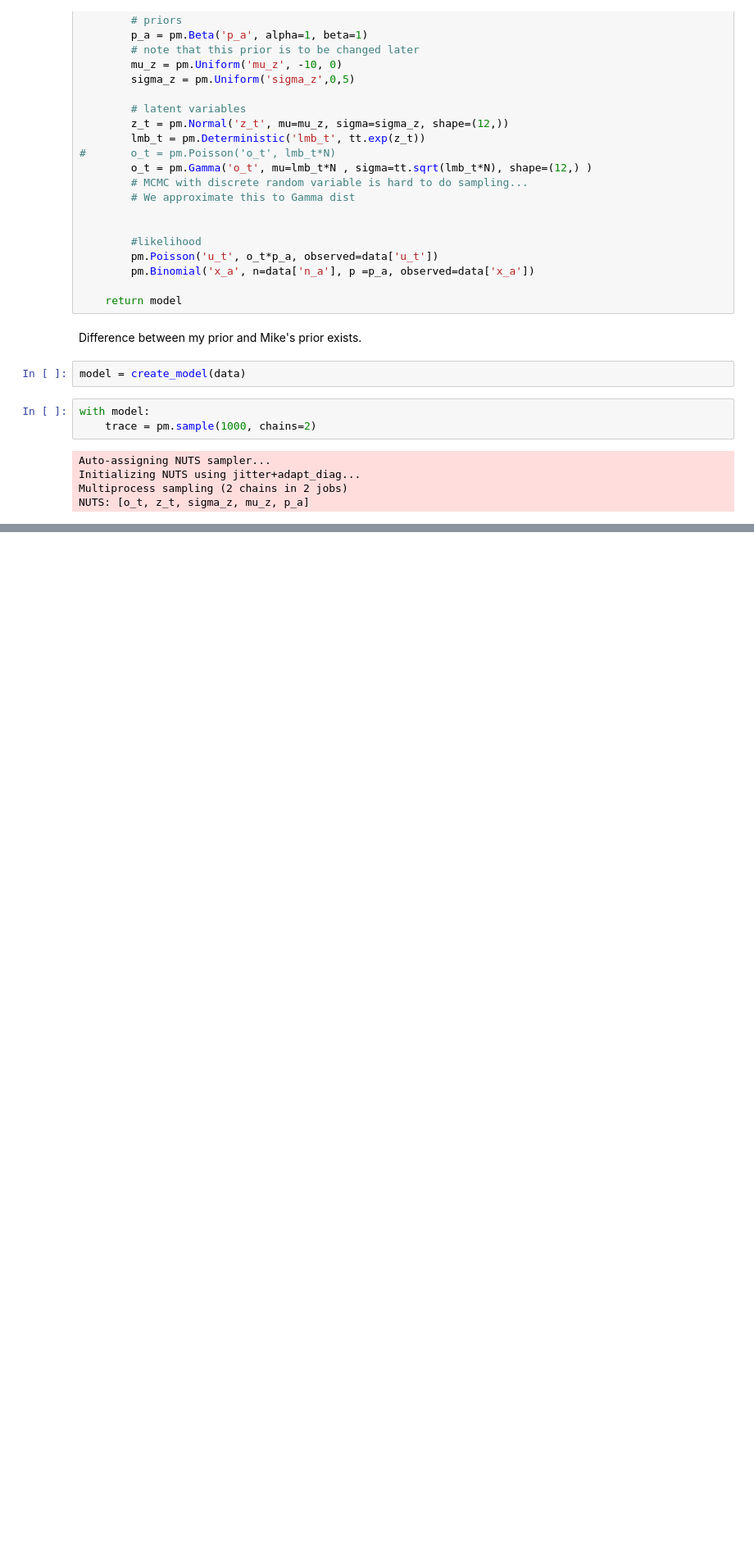
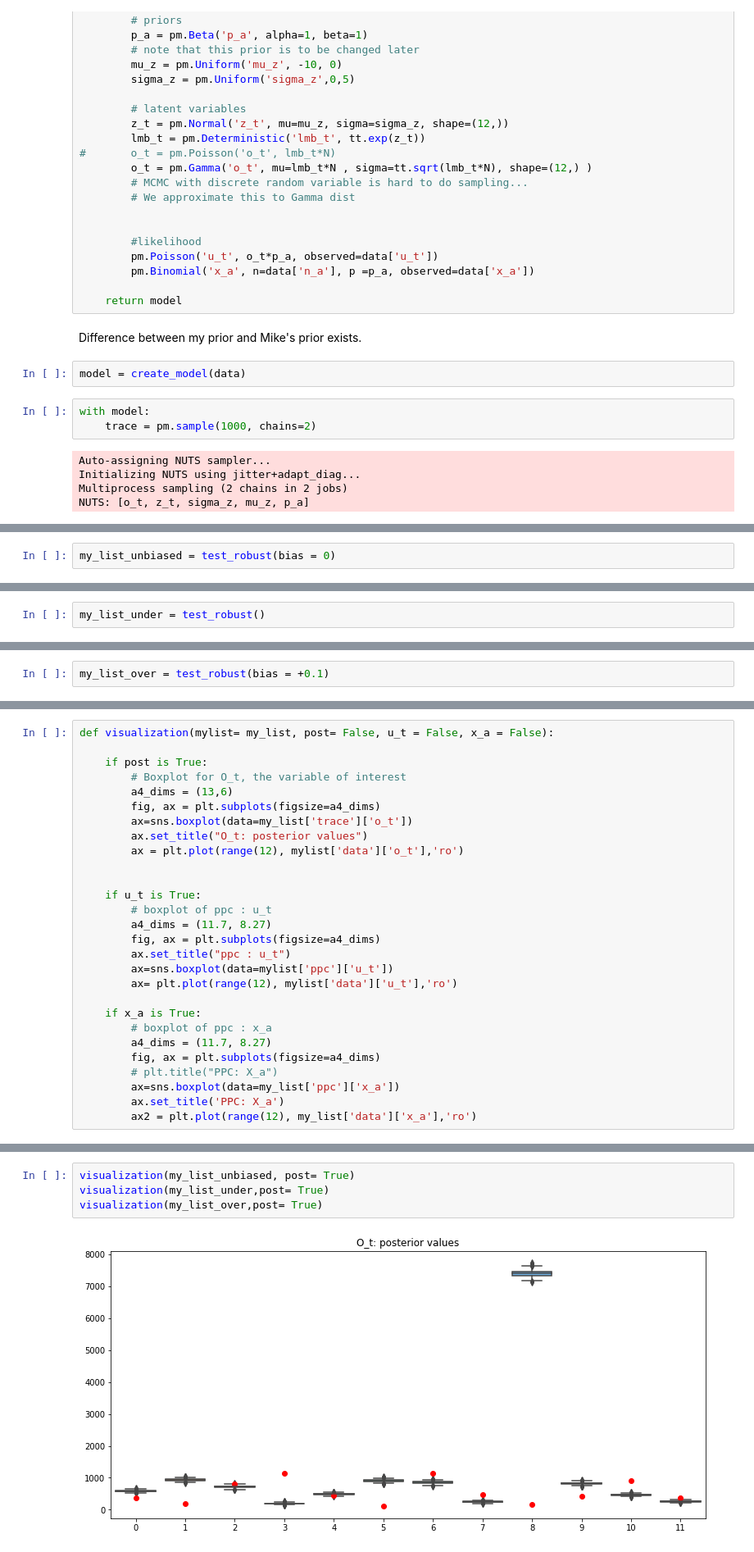
Before and after one commit to tom-hc-park/MSc-RA-Bayesian-evidence-synthesis, a Jupyter notebook: report_revised.ipynb, the cells around one changed output, grey strips where cells are left out. Shown: that part at 82% size. Drawn from its saved outputs; the diff is of its cells as text; blank space fills up the shorter version.

```diff
--- a/report_revised.ipynb
+++ b/report_revised.ipynb
@@ -150,0 +251,2 @@ PPC: compare the ppc and the data set we have.
+# %%
+my_list_unbiased = test_robust(bias = 0)
@@ -150,0 +258,2 @@ PPC: compare the ppc and the data set we have.
+# %%
+my_list_under = test_robust()
@@ -150,0 +265,2 @@ PPC: compare the ppc and the data set we have.
+# %%
+my_list_over = test_robust(bias = +0.1)
@@ -150,0 +274,28 @@ PPC: compare the ppc and the data set we have.
+# %%
+def visualization(mylist= my_list, post= False, u_t = False, x_a = False):
+
+    if post is True:
+        # Boxplot for O_t, the variable of interest
+        a4_dims = (13,6)
+        fig, ax = plt.subplots(figsize=a4_dims)
+        ax=sns.boxplot(data=my_list['trace']['o_t'])
+        ax.set_title("O_t: posterior values")
+        ax = plt.plot(range(12), mylist['data']['o_t'],'ro')
+
+
+    if u_t is True:
+        # boxplot of ppc : u_t
+        a4_dims = (11.7, 8.27)
+        fig, ax = plt.subplots(figsize=a4_dims)
+        ax.set_title("ppc : u_t")
+        ax=sns.boxplot(data=mylist['ppc']['u_t'])
+        ax= plt.plot(range(12), mylist['data']['u_t'],'ro')
+
+    if x_a is True:
+        # boxplot of ppc : x_a
+        a4_dims = (11.7, 8.27)
+        fig, ax = plt.subplots(figsize=a4_dims)
+        # plt.title("PPC: X_a")
+        ax=sns.boxplot(data=my_list['ppc']['x_a'])
+        ax.set_title('PPC: X_a')
+        ax2 = plt.plot(range(12), my_list['data']['x_a'],'ro')
@@ -150,0 +305,6 @@ PPC: compare the ppc and the data set we have.
+# %%
+visualization(my_list_unbiased, post= True)
+visualization(my_list_under,post= True)
+visualization(my_list_over,post= True)
+# %% [output]
+[figure, added]
```
Also changed, not shown: parts of 28 cells of this notebook, 1 other file.
